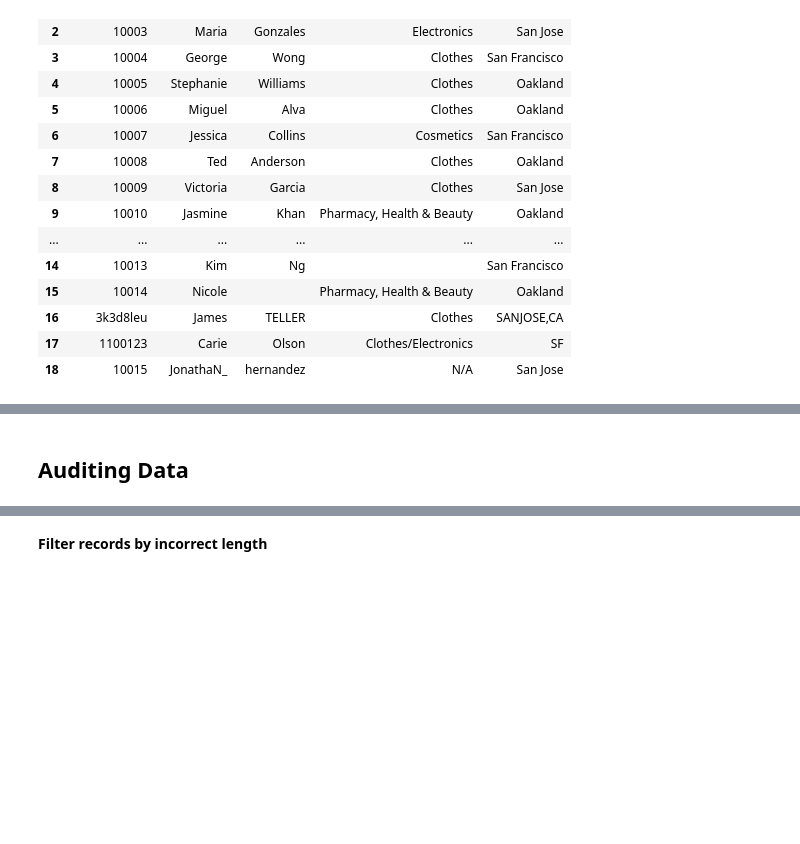
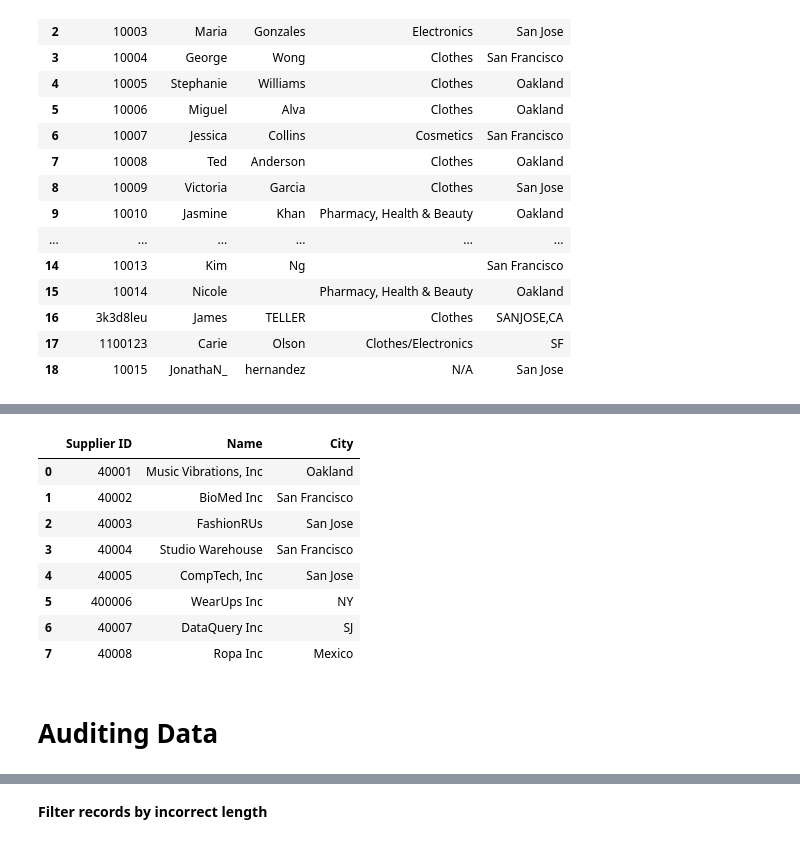
Before and after one commit to PacktPublishing/Hands-On-Data-Analytics-for-Beginners-with-Google-Colaboratory-Video-, a Jupyter notebook: Preparing and Transforming Data.ipynb, the cells around one changed output, grey strips where cells are left out. Drawn from its saved outputs; the diff is of its cells as text; code cells hidden in the pictures; blank space fills up the shorter version.

```diff
--- a/Preparing and Transforming Data.ipynb
+++ b/Preparing and Transforming Data.ipynb
@@ -55,7 +102,17 @@ display(orders)
 # %%
 suppliers = get_df('Sales', 4)
-display(suppliers)
+suppliers
+# %% [output]
+|  | Supplier ID | Name | City |
+| 0 | 40001 | Music Vibrations, Inc | Oakland |
+| 1 | 40002 | BioMed Inc | San Francisco |
+| 2 | 40003 | FashionRUs | San Jose |
+| 3 | 40004 | Studio Warehouse | San Francisco |
+| 4 | 40005 | CompTech, Inc | San Jose |
+| 5 | 400006 | WearUps Inc | NY |
+| 6 | 40007 | DataQuery Inc | SJ |
+| 7 | 40008 | Ropa Inc | Mexico |
 # %% [markdown]
-## Auditing Data
+# Auditing Data
 # %%
 employees.describe()
```
Also changed, not shown: parts of 99 cells of this notebook, 3 other files.
